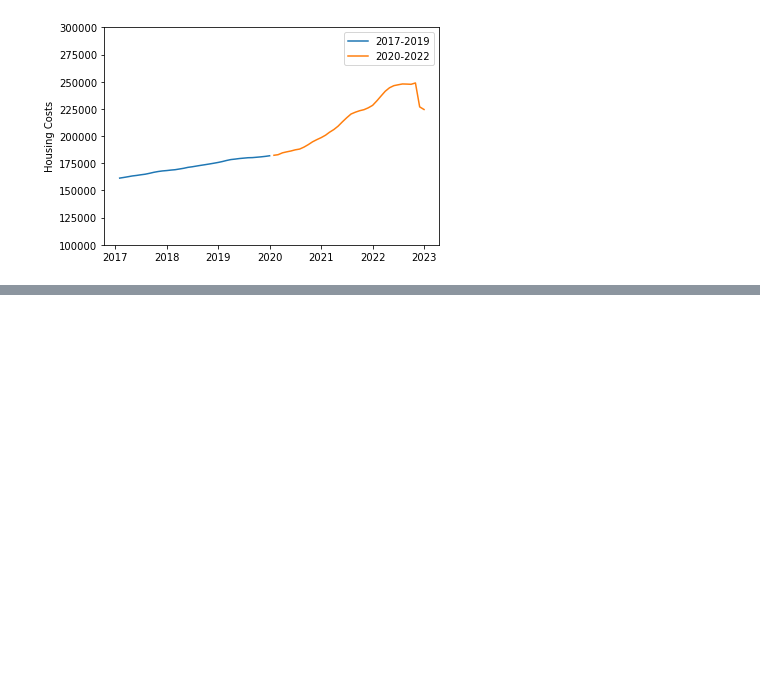
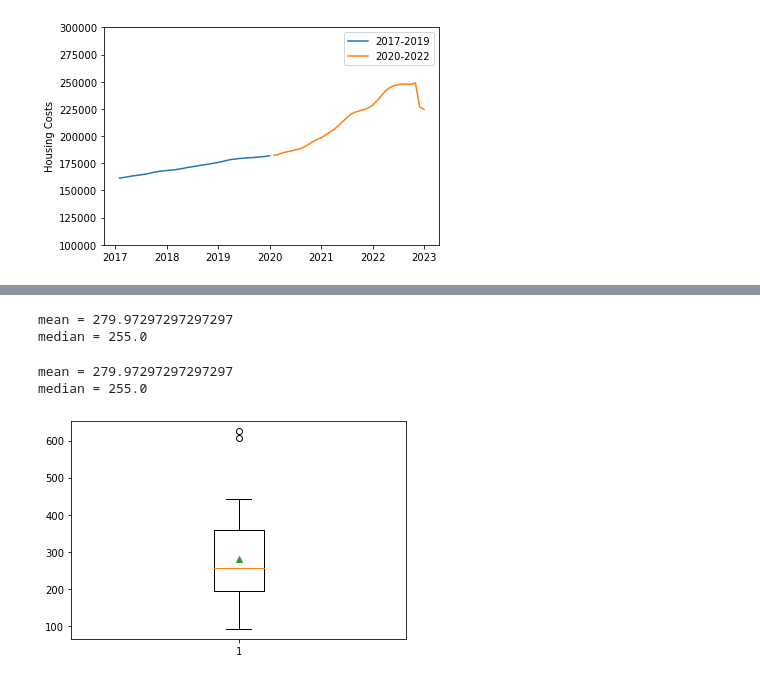
Before and after one commit to edshanks/Analyzing-the-Effects-of-COVID-on-the-American-Real-Estate-Market, a Jupyter notebook: Zillow_Starter.ipynb, the cells around one changed output, grey strips where cells are left out. Saved outputs shown, nothing was run; the diff lists cells and outputs as text; code cells hidden in the pictures; blank space fills up the shorter version.

```diff
--- a/Zillow_Starter.ipynb
+++ b/Zillow_Starter.ipynb
@@ -393,0 +490,20 @@ plt.show()
+# %%
+mean = price_change['Percent Change'].mean()
+median = price_change['Percent Change'].median()
+print(f'mean = {mean}')
+print(f'median = {median}')
+# %% [output]
+mean = 279.97297297297297
+median = 255.0
+# %%
+mean = price_change['Percent Change'].mean()
+median = price_change['Percent Change'].median()
+print(f'mean = {mean}')
+print(f'median = {median}')
+
+plt.boxplot(price_change['Percent Change'],showmeans=True);
+plt.savefig(f'output/box_plot.png')
+# %% [output]
+mean = 279.97297297297297
+median = 255.0
+[figure, added]
```
Also changed, not shown: parts of 10 cells of this notebook.
